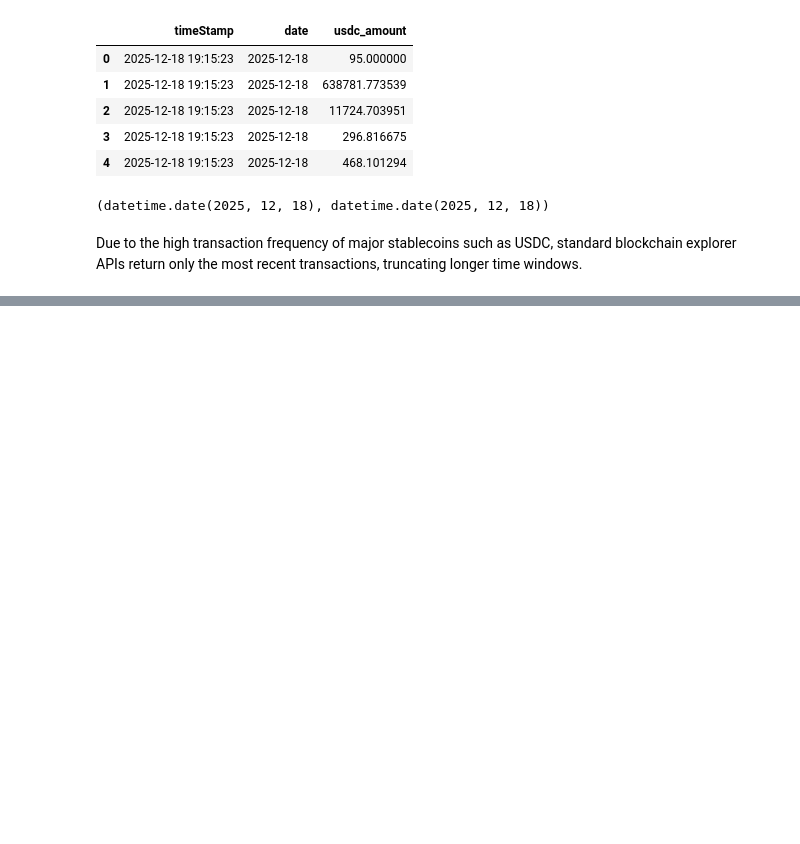
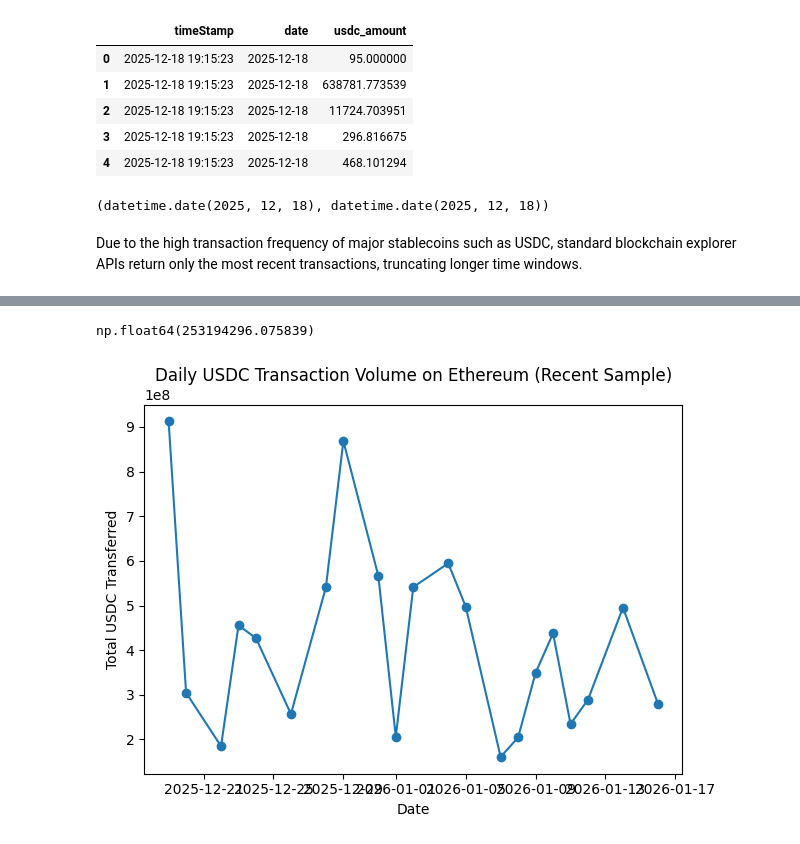
Before and after one commit to khatibmanar/StableCoin-Analysis, a Jupyter notebook: notebooks/usdc_30d_onchain_analysis.ipynb, the cells around one changed output, grey strips where cells are left out. Saved outputs shown, nothing was run; the diff lists cells and outputs as text; code cells hidden in the pictures; blank space fills up the shorter version.

Commit message:
Implemented a block by day queryng strategy and added Phase 1.5 multiday USDC analysis and robust OLS regression

```diff
--- a/notebooks/usdc_30d_onchain_analysis.ipynb
+++ b/notebooks/usdc_30d_onchain_analysis.ipynb
@@ -41,0 +52,15 @@ To extend coverage beyond a single day, I implement a block-by-day querying stra
+# %%
+#loading the data from the past 30 days
+# Phase 1.5 data load
+df_30d = pd.read_csv("../data/usdc_etherscan_30d.csv")
+
+#cleaning the data
+
+# Convert timestamp to datetime
+df_30d["timeStamp"] = pd.to_datetime(df_30d["timeStamp"], unit="s")
+
+# Create date column
+df_30d["date"] = df_30d["timeStamp"].dt.date
+
+# Convert USDC value from on-chain units (6 decimals)
+df_30d["usdc_amount"] = df_30d["value"].astype(float) / 1_000_000
@@ -41,0 +89,7 @@ To extend coverage beyond a single day, I implement a block-by-day querying stra
+# %%
+#further data cleaning
+# Remove duplicate transactions (by unique transaction hash)
+df_30d = df_30d.drop_duplicates(subset="hash")
+
+# Double-checking that we have no duplicates in our dataset
+df_30d.duplicated(subset="hash").sum()
@@ -41,0 +109,11 @@ To extend coverage beyond a single day, I implement a block-by-day querying stra
+# %%
+# Aggregate total USDC volume per day for plot purposes
+
+daily_volume = (
+    df_30d.groupby("date")["usdc_amount"]
+      .sum()
+      .reset_index(name="usdc_volume")
+)
+
+# Show the first few rows
+daily_volume.head()
@@ -41,0 +127,19 @@ To extend coverage beyond a single day, I implement a block-by-day querying stra
+# %%
+#checking that the max amount makes sense
+df_30d["usdc_amount"].max()
+# %% [output]
+np.float64(253194296.075839)
+# %%
+#creating our plot ( x = Date, y = total Daily USDC transferred)
+
+import matplotlib.pyplot as plt
+
+plt.figure()
+plt.plot(daily_volume["date"], daily_volume["usdc_volume"], marker="o")
+plt.xlabel("Date")
+plt.ylabel("Total USDC Transferred")
+plt.title("Daily USDC Transaction Volume on Ethereum (Recent Sample)")
+plt.tight_layout()
+plt.show()
+# %% [output]
+[figure, added]
```
Also changed, not shown: parts of 19 cells of this notebook, 4 other files.
